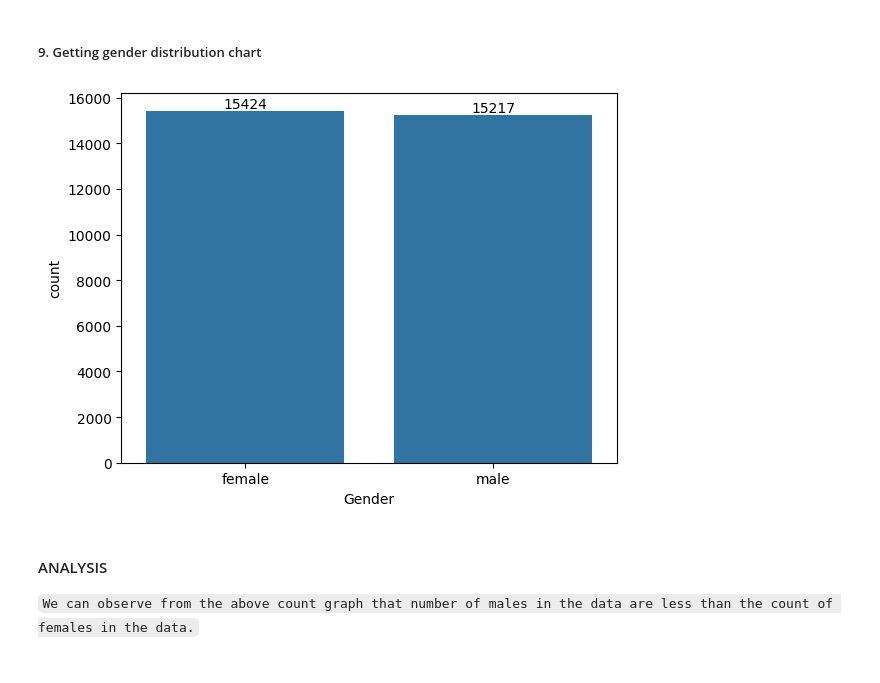
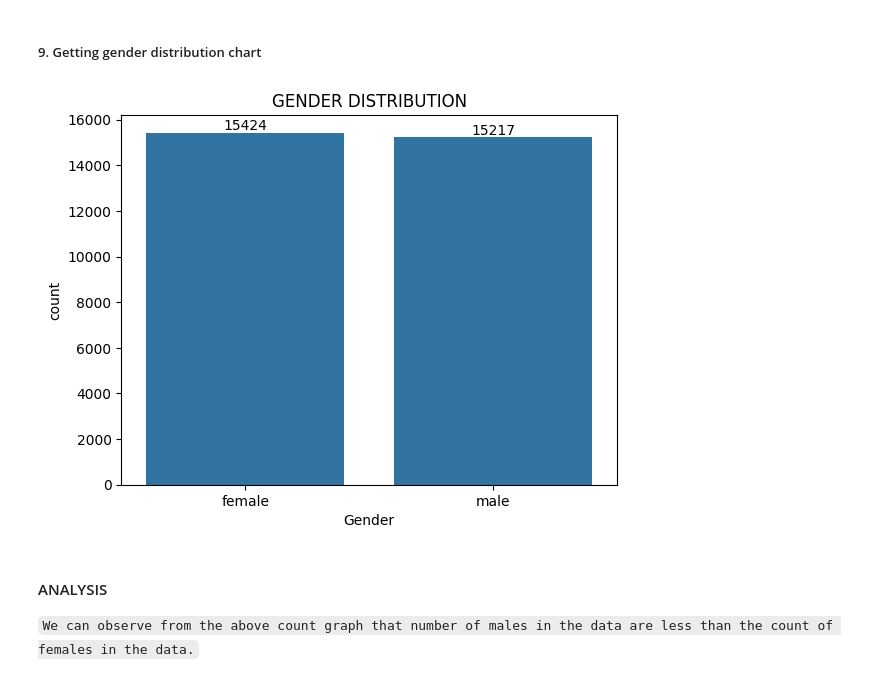
Before and after one commit to SUVAJIT-KARMAKAR/STUDENT-RESULT-ANALYSIS, a Jupyter notebook: RESULTANALYSIS.ipynb, the cells around one changed output. Cells and saved outputs as stored; diff of their text form; code cells hidden in the pictures.

```diff
--- a/RESULTANALYSIS.ipynb
+++ b/RESULTANALYSIS.ipynb
@@ -110,9 +134,10 @@ dataframe.head()
 # %%
 chart = seab.countplot(data=dataframe, x="Gender")
 chart.bar_label(chart.containers[0])
+plot.title("GENDER DISTRIBUTION")
 plot.show()
 # %% [output]
-[figure, old version]
+[figure, new version]
 # %% [markdown]
 #### ANALYSIS
 `We can observe from the above count graph that number of males in the data are less than the count of females in the data.`
```
Also changed, not shown: parts of 8 cells of this notebook, 1 other file.
